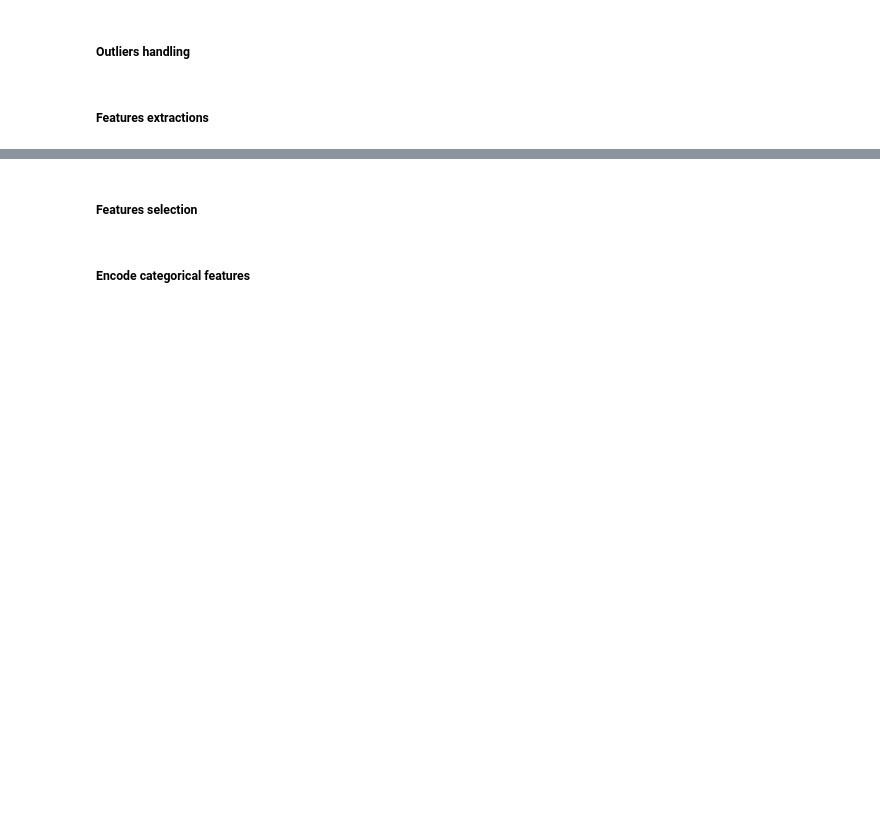
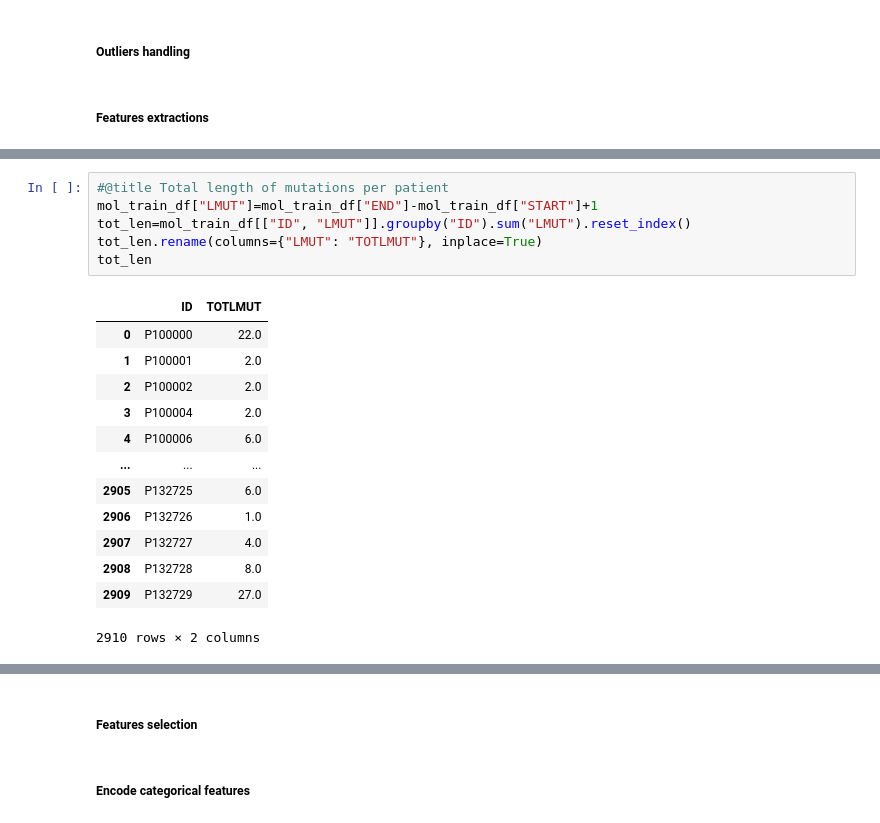
Before and after one commit to oagbohouto86/challenge_qrt, a Jupyter notebook: dm_qrt.ipynb, the cells around one changed output, grey strips where cells are left out. Drawn from its saved outputs; the diff is of its cells as text; blank space fills up the shorter version.

```diff
--- a/dm_qrt.ipynb
+++ b/dm_qrt.ipynb
@@ -774,0 +765,20 @@ clin_train_df_new
+# %%
+#@title Total length of mutations per patient
+mol_train_df["LMUT"]=mol_train_df["END"]-mol_train_df["START"]+1
+tot_len=mol_train_df[["ID", "LMUT"]].groupby("ID").sum("LMUT").reset_index()
+tot_len.rename(columns={"LMUT": "TOTLMUT"}, inplace=True)
+tot_len
+# %% [output]
+|  | ID | TOTLMUT |
+| 0 | P100000 | 22.0 |
+| 1 | P100001 | 2.0 |
+| 2 | P100002 | 2.0 |
+| 3 | P100004 | 2.0 |
+| 4 | P100006 | 6.0 |
+| ... | ... | ... |
+| 2905 | P132725 | 6.0 |
+| 2906 | P132726 | 1.0 |
+| 2907 | P132727 | 4.0 |
+| 2908 | P132728 | 8.0 |
+| 2909 | P132729 | 27.0 |
+2910 rows × 2 columns
```
Also changed, not shown: parts of 34 cells of this notebook.
